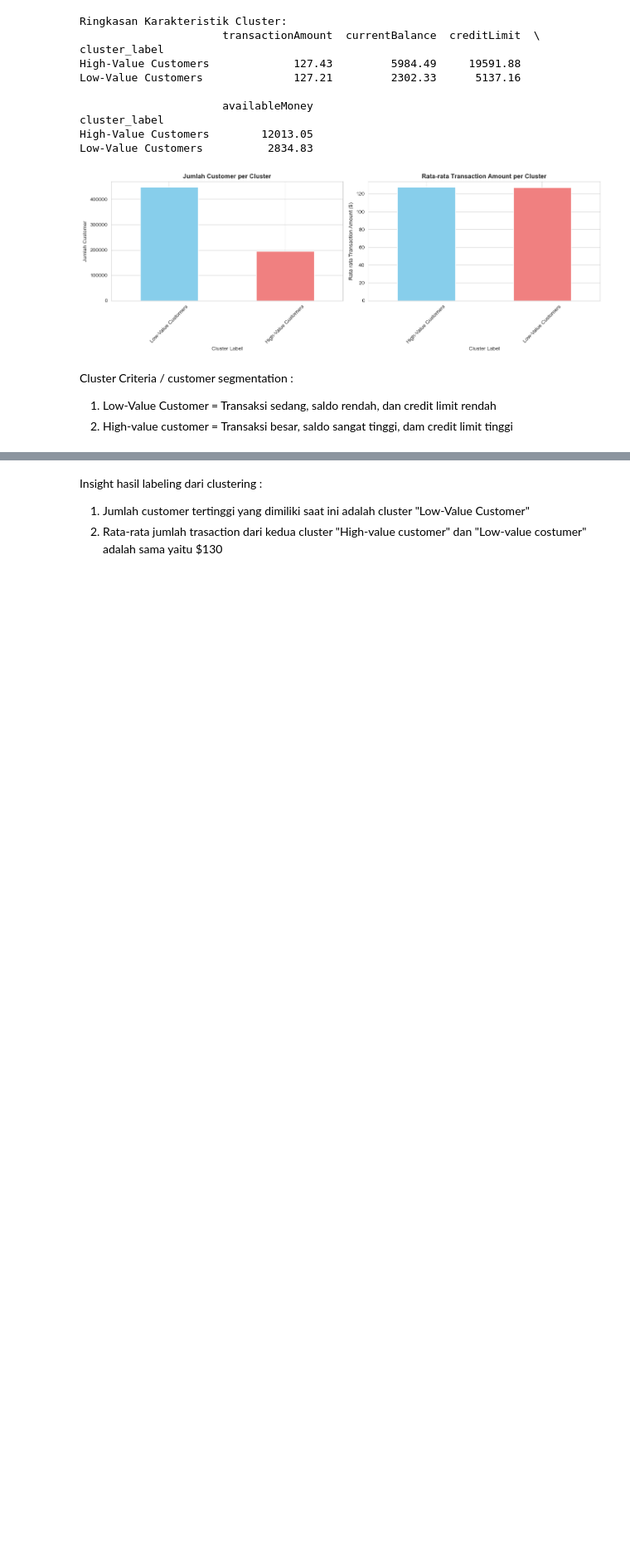
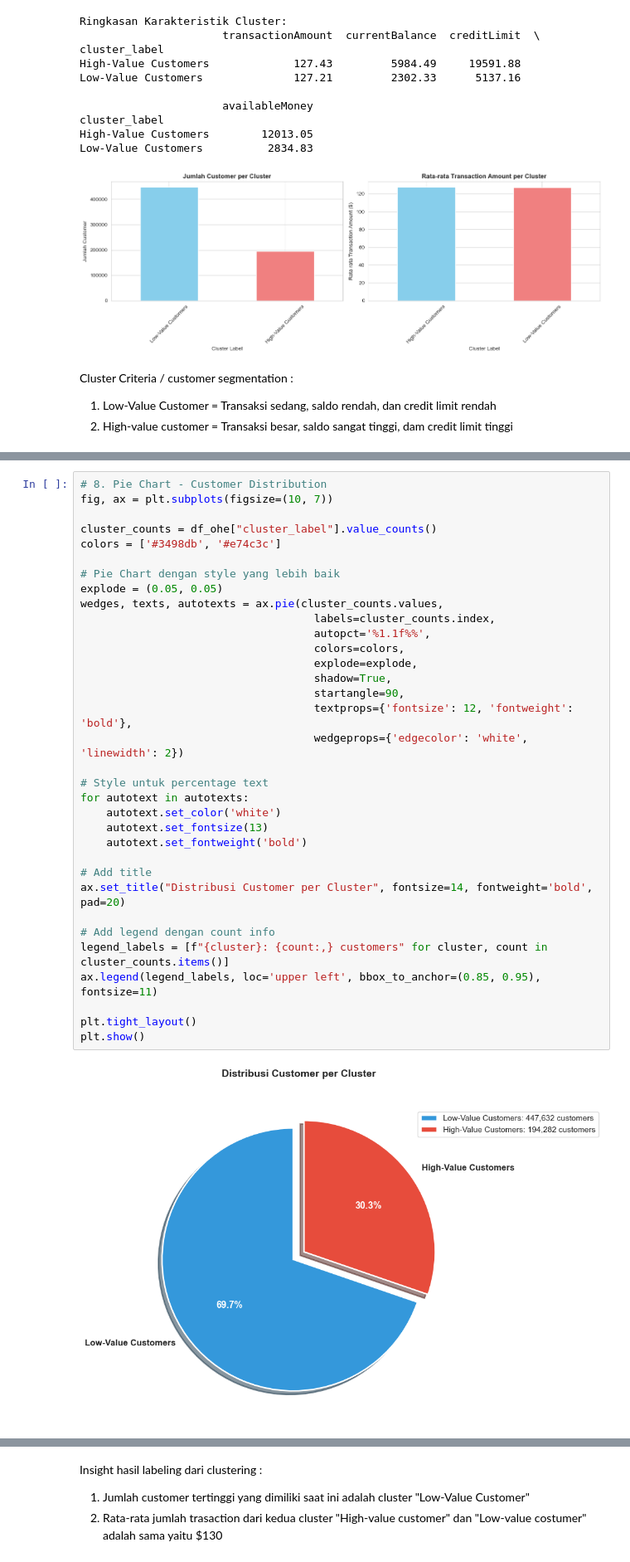
Before and after one commit to rayennn-bi/Customer-Segmentation, a Jupyter notebook: Jupyter notebook/clustering_pelanggan.ipynb, the cells around one changed output, grey strips where cells are left out. Shown at 83% size. Drawn from its saved outputs; the diff is of its cells as text; blank space fills up the shorter version.

```diff
--- a/Jupyter notebook/clustering_pelanggan.ipynb
+++ b/Jupyter notebook/clustering_pelanggan.ipynb
@@ -652,0 +846,36 @@ Cluster Criteria / customer segmentation :
+# %%
+# 8. Pie Chart - Customer Distribution
+fig, ax = plt.subplots(figsize=(10, 7))
+
+cluster_counts = df_ohe["cluster_label"].value_counts()
+colors = ['#3498db', '#e74c3c']
+
+# Pie Chart dengan style yang lebih baik
+explode = (0.05, 0.05)
+wedges, texts, autotexts = ax.pie(cluster_counts.values,
+                                    labels=cluster_counts.index,
+                                    autopct='%1.1f%%',
+                                    colors=colors,
+                                    explode=explode,
+                                    shadow=True,
+                                    startangle=90,
+                                    textprops={'fontsize': 12, 'fontweight': 'bold'},
+                                    wedgeprops={'edgecolor': 'white', 'linewidth': 2})
+
+# Style untuk percentage text
+for autotext in autotexts:
+    autotext.set_color('white')
+    autotext.set_fontsize(13)
+    autotext.set_fontweight('bold')
+
+# Add title
+ax.set_title("Distribusi Customer per Cluster", fontsize=14, fontweight='bold', pad=20)
+
+# Add legend dengan count info
+legend_labels = [f"{cluster}: {count:,} customers" for cluster, count in cluster_counts.items()]
+ax.legend(legend_labels, loc='upper left', bbox_to_anchor=(0.85, 0.95), fontsize=11)
+
+plt.tight_layout()
+plt.show()
+# %% [output]
+[figure, added]
```
Also changed, not shown: parts of 7 cells of this notebook, 6 other files.
